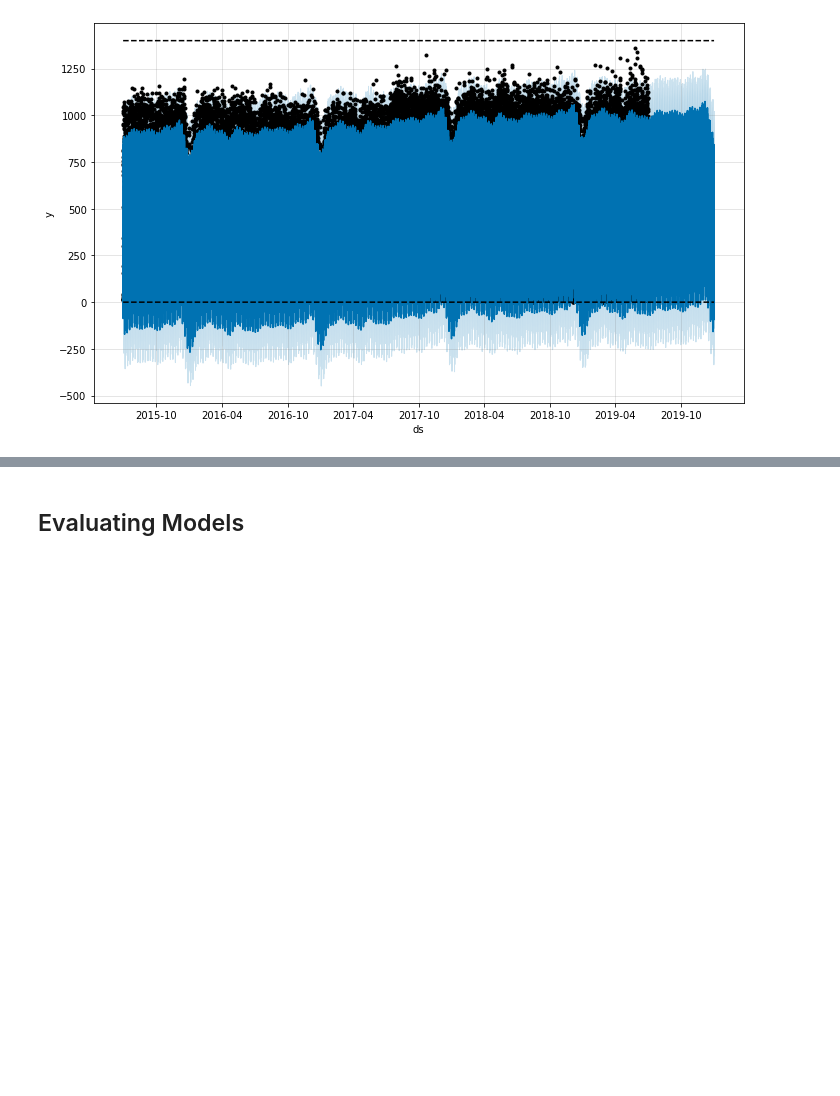
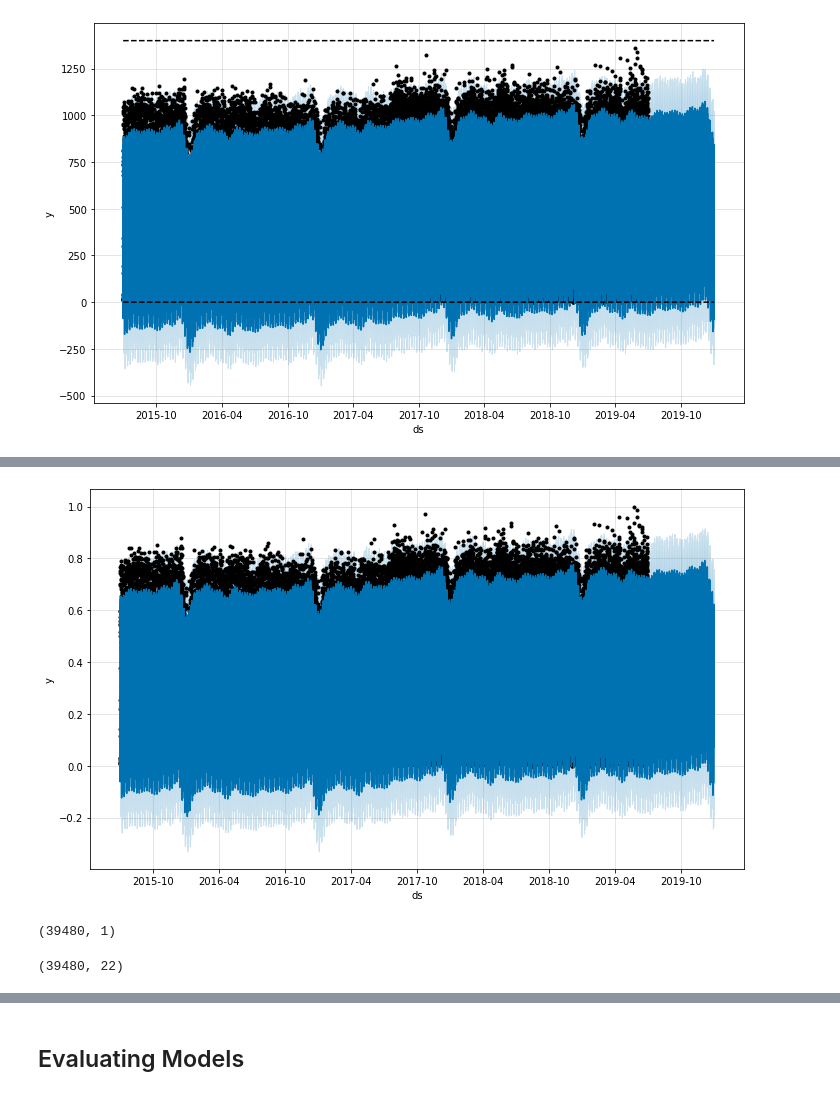
Before and after one commit to trevohearn/TrafficFlowData, a Jupyter notebook: second_analysis_fbprophet.ipynb, the cells around one changed output, grey strips where cells are left out. Saved outputs shown, nothing was run; the diff lists cells and outputs as text; code cells hidden in the pictures; blank space fills up the shorter version.

Commit message:
Add files via upload
Added normalized models. No improvement

```diff
--- a/second_analysis_fbprophet.ipynb
+++ b/second_analysis_fbprophet.ipynb
@@ -333,0 +379,2 @@ fig3 = prophetfmodel3.plot(forecast3)
+# %%
+prophetfmodel4.fit(train_df_days_normalized)
@@ -333,0 +383,7 @@ fig3 = prophetfmodel3.plot(forecast3)
+# %%
+test_df_length = len(test_df_hourly)
+# %%
+# I can only do hourly or minute frequencies... https://pandas.pydata.org/pandas-docs/stable/user_guide/timeseries.html#timeseries-offset-aliases
+## Either I change the data to be hourly or I try minutes
+future4 = prophetfmodel4.make_future_dataframe(periods=test_df_length, freq='H')
+future4.tail(2)
@@ -333,0 +394,3 @@ fig3 = prophetfmodel3.plot(forecast3)
+# %%
+forecast4 = prophetfmodel4.predict(future4)
+forecast4[['ds', 'yhat', 'yhat_lower', 'yhat_upper']].tail()
@@ -333,0 +404,4 @@ fig3 = prophetfmodel3.plot(forecast3)
+# %%
+fig4 = prophetfmodel4.plot(forecast4)
+# %% [output]
+[figure, added]
@@ -333,0 +413,4 @@ fig3 = prophetfmodel3.plot(forecast3)
+# %%
+forecast4_rescaled_predictions.shape
+# %% [output]
+(39480, 1)
@@ -333,0 +419,4 @@ fig3 = prophetfmodel3.plot(forecast3)
+# %%
+forecast4_reshaped.shape
+# %% [output]
+(39480, 22)
```
Also changed, not shown: parts of 46 cells of this notebook.
